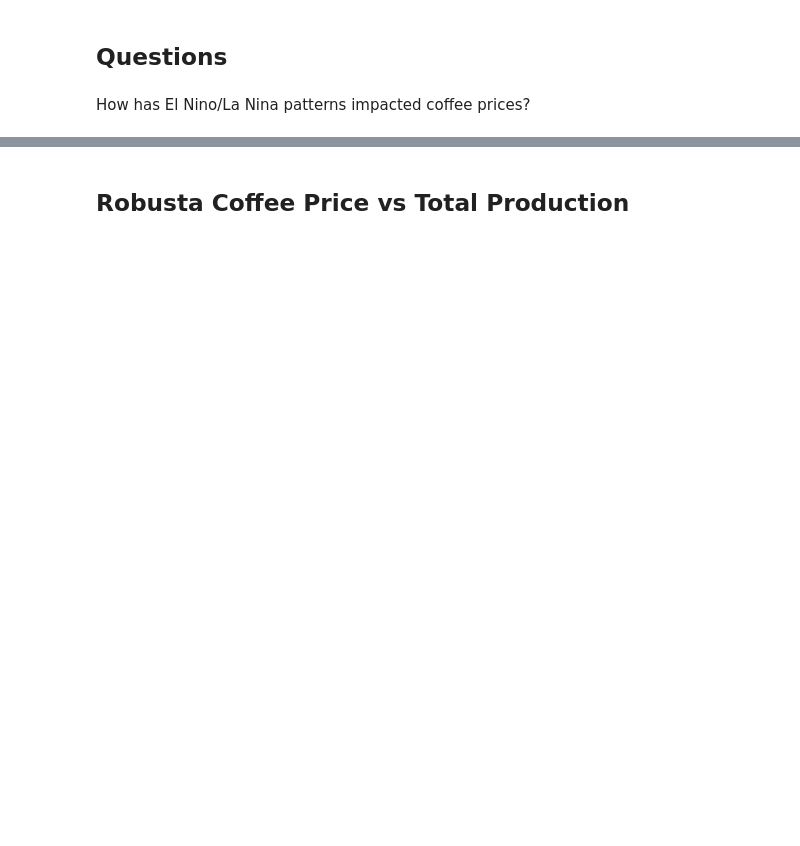
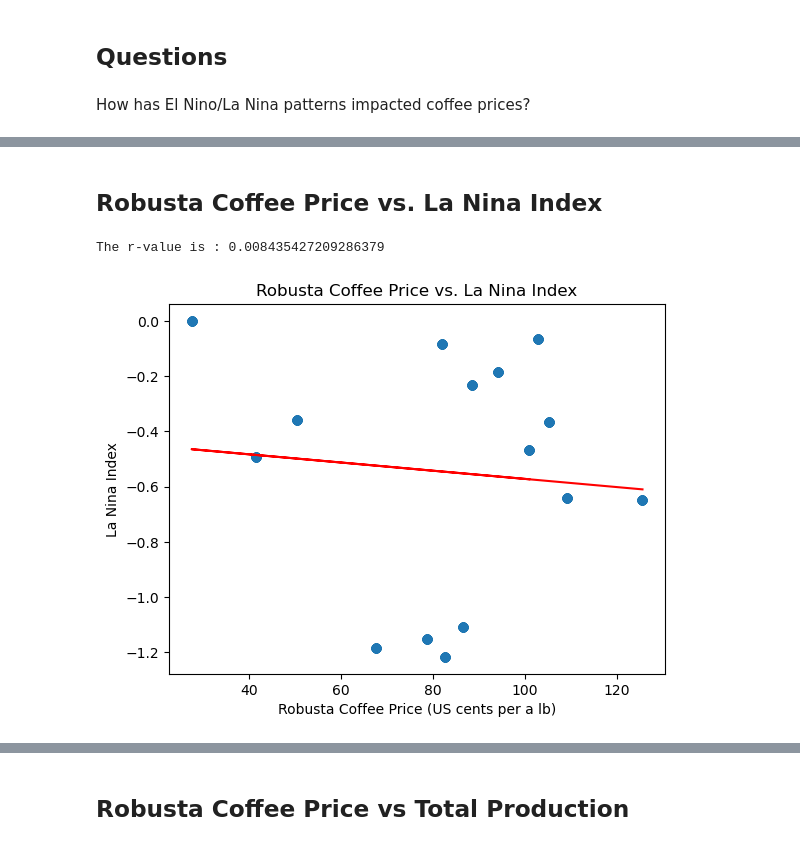
Before and after one commit to AAlbers341/project1_coffee_analysis, a Jupyter notebook: EDA/coffee_data_merged.ipynb, the cells around one changed output, grey strips where cells are left out. Drawn from its saved outputs; the diff is of its cells as text; code cells hidden in the pictures; blank space fills up the shorter version.

```diff
--- a/EDA/coffee_data_merged.ipynb
+++ b/EDA/coffee_data_merged.ipynb
@@ -67 +68,19 @@ The r-value is : 0.04325818306508165
+# %% [markdown]
+## Robusta Coffee Price vs. La Nina Index
+# %%
+la_nina = coffee_data_df.loc[coffee_data_df["El Nino or La Nina Year"] == "La Nina"]
+regression_analysis(la_nina,'Global Price of Robusta Coffee (US cents per a lb)','Oceanic Index')
+
+# Config regression
+plt.xlabel('Robusta Coffee Price (US cents per a lb)')
+plt.ylabel('La Nina Index')
+plt.title('Robusta Coffee Price vs. La Nina Index')
+
+# Save figure
+plt.savefig('../Visuals/regression_analysis/fig2_robusta_la_nina.png')
+
+plt.show()
+# %% [output]
+The r-value is : 0.008435427209286379
+[figure, added]
 # %% [markdown]
```
Also changed, not shown: parts of 12 cells of this notebook, 16 other files.
